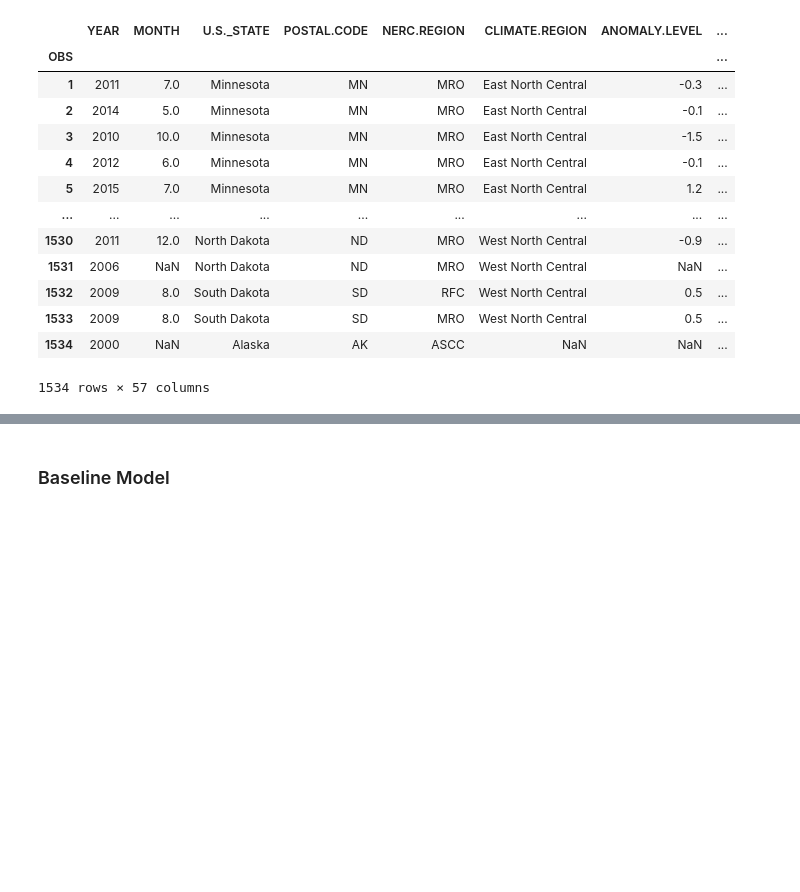
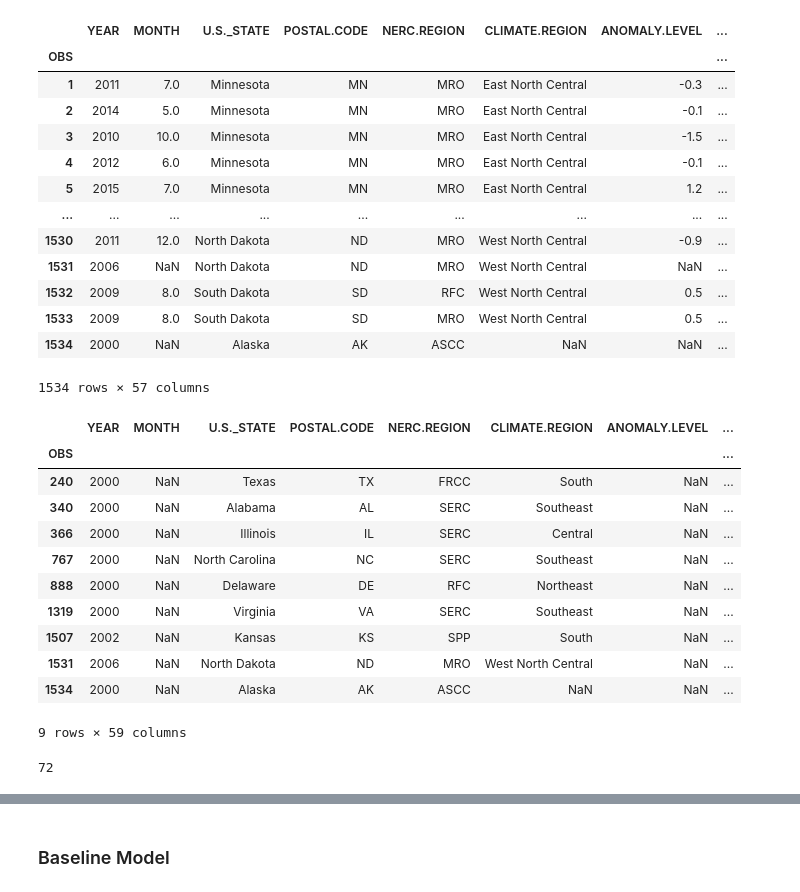
Before and after one commit to CodingKomodo/power_out_model, a Jupyter notebook: template.ipynb, the cells around one changed output, grey strips where cells are left out. Saved outputs shown, nothing was run; the diff lists cells and outputs as text; code cells hidden in the pictures; blank space fills up the shorter version.

```diff
--- a/template.ipynb
+++ b/template.ipynb
@@ -41,3 +41,26 @@ data
 | 1533 | 2009 | 8.0 | South Dakota | SD | MRO | West North Central | 0.5 | ... |
 | 1534 | 2000 | NaN | Alaska | AK | ASCC | NaN | NaN | ... |
 1534 rows × 57 columns
+# %%
+data['IS.HURRICANE'] = data['HURRICANE.NAMES'].isna() == False
+# %%
+data['MONTH.START'] = data['OUTAGE.START.DATETIME'].apply(lambda x : x.month)
+# %%
+data[data['MONTH.START'].isna()]
+# %% [output]
+|  | YEAR | MONTH | U.S._STATE | POSTAL.CODE | NERC.REGION | CLIMATE.REGION | ANOMALY.LEVEL | ... |
+| OBS |  |  |  |  |  |  |  | ... |
+| 240 | 2000 | NaN | Texas | TX | FRCC | South | NaN | ... |
+| 340 | 2000 | NaN | Alabama | AL | SERC | Southeast | NaN | ... |
+| 366 | 2000 | NaN | Illinois | IL | SERC | Central | NaN | ... |
+| 767 | 2000 | NaN | North Carolina | NC | SERC | Southeast | NaN | ... |
+| 888 | 2000 | NaN | Delaware | DE | RFC | Northeast | NaN | ... |
+| 1319 | 2000 | NaN | Virginia | VA | SERC | Southeast | NaN | ... |
+| 1507 | 2002 | NaN | Kansas | KS | SPP | South | NaN | ... |
+| 1531 | 2006 | NaN | North Dakota | ND | MRO | West North Central | NaN | ... |
+| 1534 | 2000 | NaN | Alaska | AK | ASCC | NaN | NaN | ... |
+9 rows × 59 columns
+# %%
+data['IS.HURRICANE'].sum()
+# %% [output]
+72
```
Also changed, not shown: parts of 10 cells of this notebook, 1 other file.
